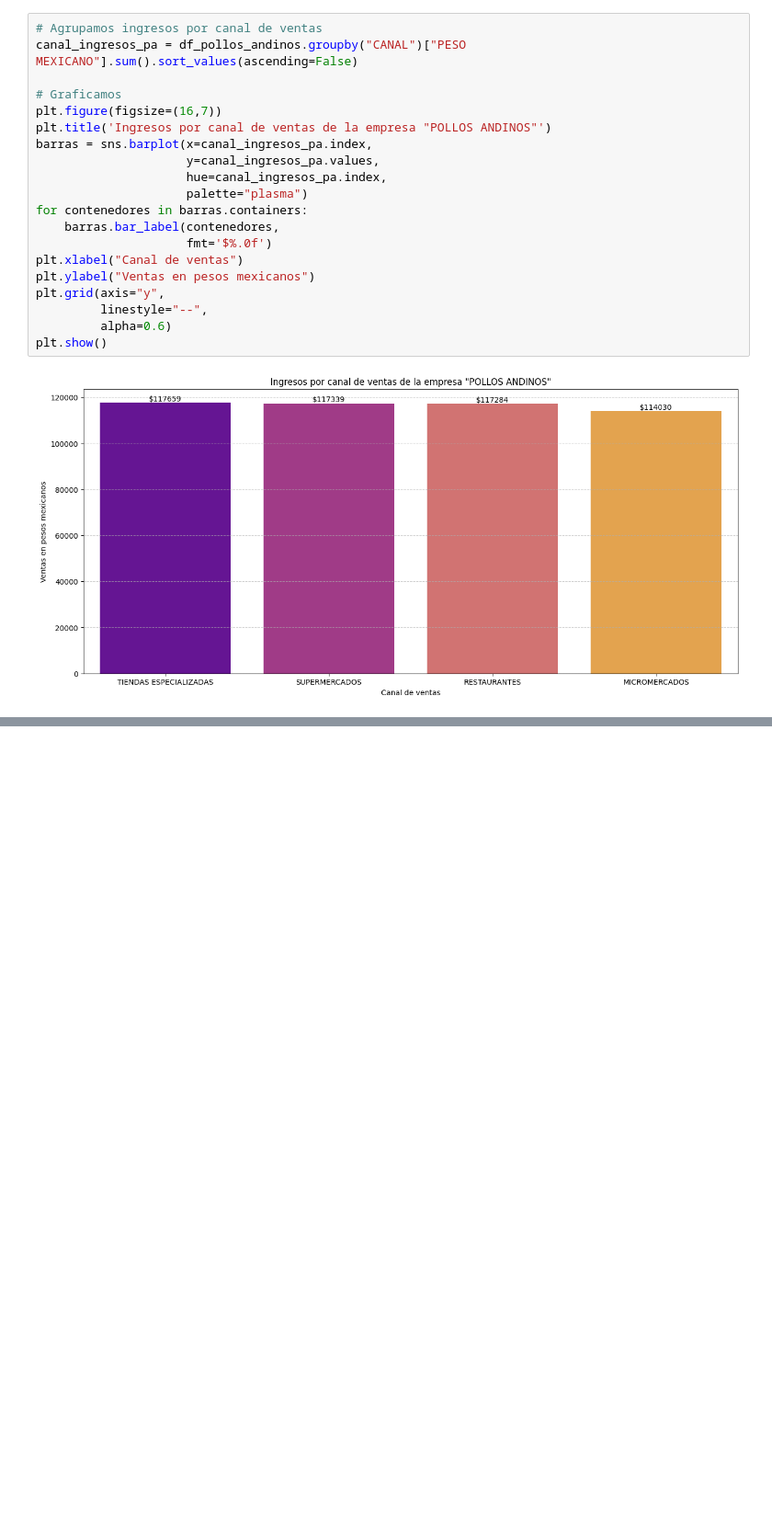
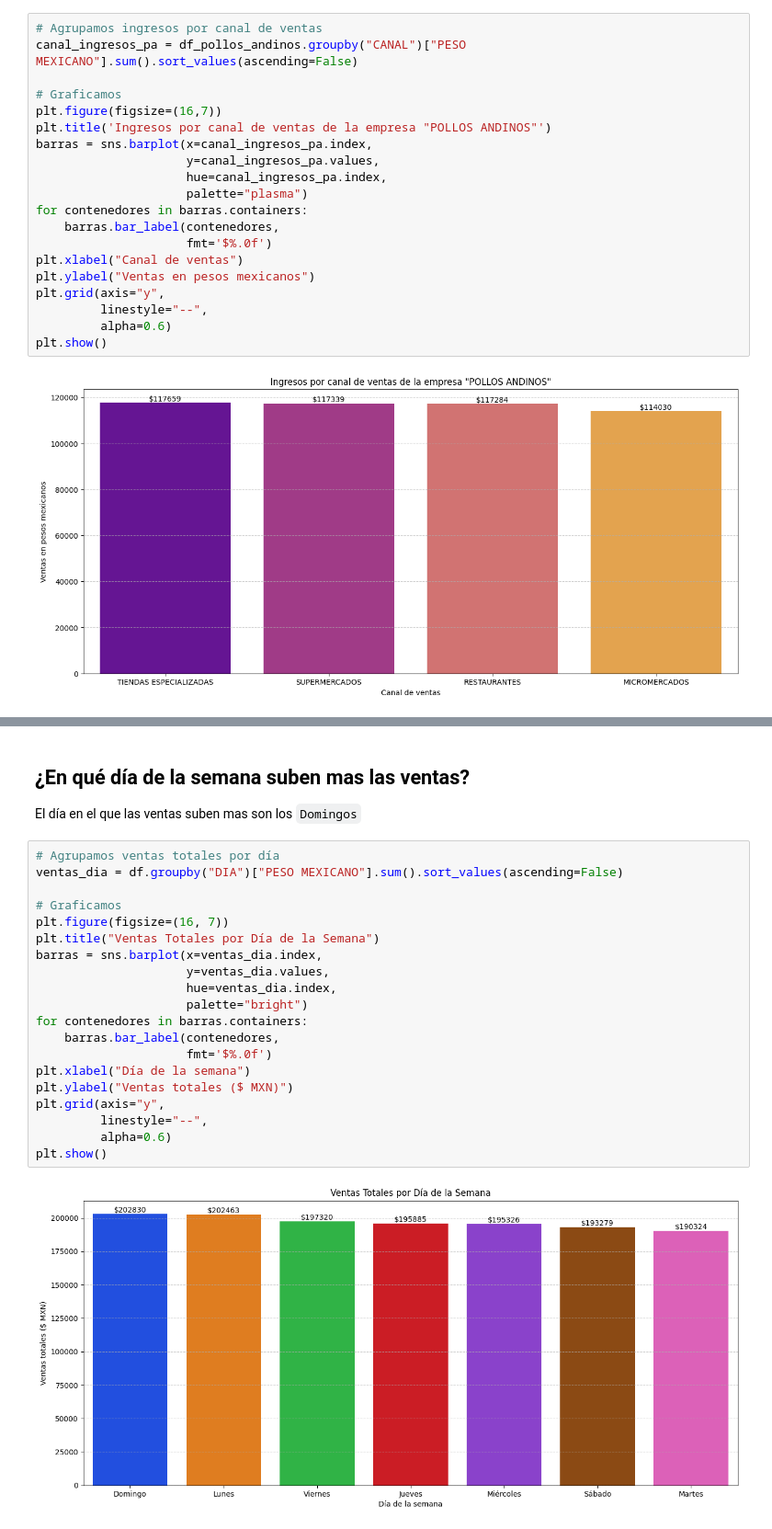
Before and after one commit to K4lilinuxX/Empresa-avicola-ventas, a Jupyter notebook: Empresa-Avicola-Ventas/empresa-avicola-ventas.ipynb, the cells around one changed output, grey strips where cells are left out. Shown at 92% size. Drawn from its saved outputs; the diff is of its cells as text; blank space fills up the shorter version.

```diff
--- a/Empresa-Avicola-Ventas/empresa-avicola-ventas.ipynb
+++ b/Empresa-Avicola-Ventas/empresa-avicola-ventas.ipynb
@@ -234,0 +379,26 @@ plt.show()
+# %% [markdown]
+## ¿En qué día de la semana suben mas las ventas?
+
+El día en el que las ventas suben mas son los `Domingos`
+# %%
+# Agrupamos ventas totales por día
+ventas_dia = df.groupby("DIA")["PESO MEXICANO"].sum().sort_values(ascending=False)
+
+# Graficamos
+plt.figure(figsize=(16, 7))
+plt.title("Ventas Totales por Día de la Semana")
+barras = sns.barplot(x=ventas_dia.index,
+                     y=ventas_dia.values,
+                     hue=ventas_dia.index,
+                     palette="bright")
+for contenedores in barras.containers:
+    barras.bar_label(contenedores,
+                     fmt='$%.0f')
+plt.xlabel("Día de la semana")
+plt.ylabel("Ventas totales ($ MXN)")
+plt.grid(axis="y",
+         linestyle="--",
+         alpha=0.6)
+plt.show()
+# %% [output]
+[figure, added]
```
Also changed, not shown: parts of 21 cells of this notebook, 1 other file.
